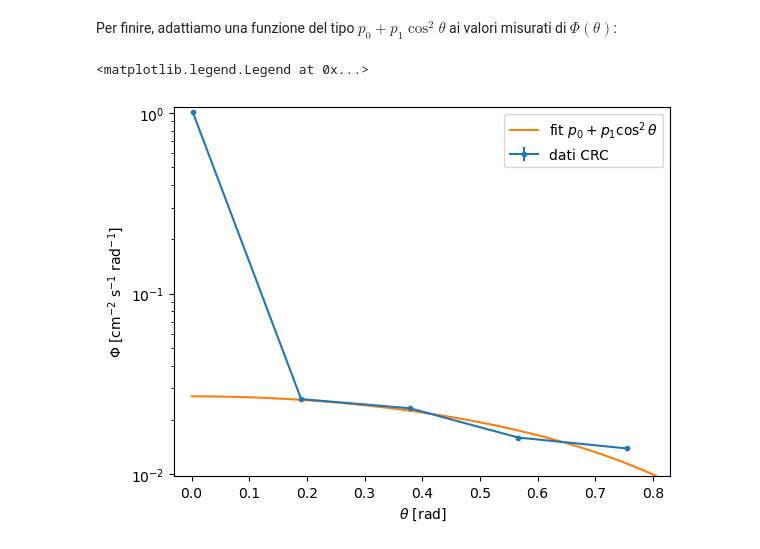
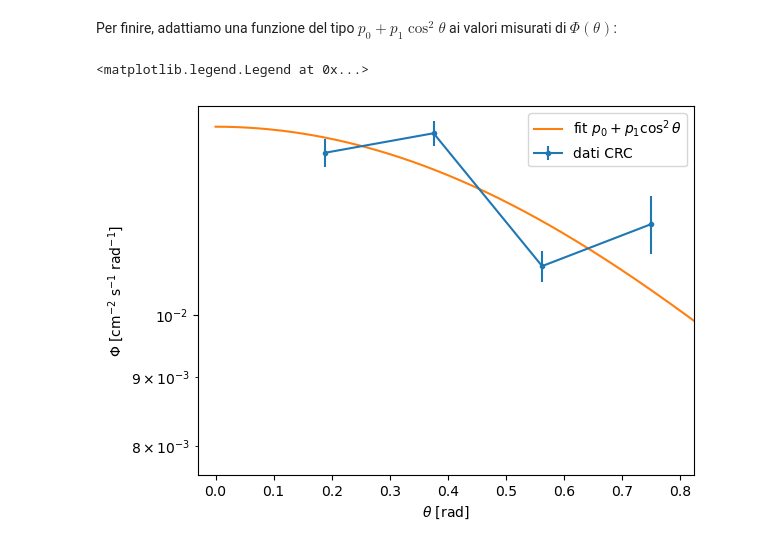
Before and after one commit to fschiavone/crc_analysis, a Jupyter notebook: angular_analysis.ipynb, the cells around one changed output. Saved outputs shown, nothing was run; the diff lists cells and outputs as text; code cells hidden in the pictures.

```diff
--- a/angular_analysis.ipynb
+++ b/angular_analysis.ipynb
@@ -9,7 +9,7 @@ import matplotlib.pyplot as plt
 from datetime import datetime
 from astropy.modeling import models, fitting
 # %%
-data_file = "./data/CRC-4 LNGS 28-04-2025 21-51-35.txt"
+data_file = "./data/CRC-4 I.N.F.N. Napoli 29-04-2025 09-39-13.txt"
 crc_ver = '2.10'
 # %% [markdown]
 ## Lettura dei dati
@@ -295,15 +295,15 @@ p0, p1 = popt
 theta_fit = np.linspace(0, np.pi, 1000)
 y_fit = model(theta_fit, *popt)
 # %%
-# plt.errorbar(theta_center[1:], flux_theta[1:], yerr=dflux_theta[1:], marker='.', label='dati CRC')
-plt.errorbar(theta_center, flux_theta, yerr=dflux_theta, marker='.', label='dati CRC')
+plt.errorbar(theta_center[1:], flux_theta[1:], yerr=dflux_theta[1:], marker='.', label='dati CRC')
+# plt.errorbar(theta_center, flux_theta, yerr=dflux_theta, marker='.', label='dati CRC')
 plt.plot(theta_fit, y_fit, label=r'fit $p_0 + p_1\cos^2\theta$')
 plt.xlabel(r'$\theta$ [rad]')
 plt.ylabel(r'$\Phi$ [cm$^{-2}$ s$^{-1}$ rad$^{-1}$]')
 plt.xlim([-.03, 1.1*max(theta_center)])
 plt.ylim(bottom=.7*min(flux_theta))
 plt.yscale('log')
 plt.legend()
 # %% [output]
 <matplotlib.legend.Legend at 0x...>
-[figure, old version]
+[figure, new version]
```
Also changed, not shown: parts of 11 cells of this notebook, 1 other file.
